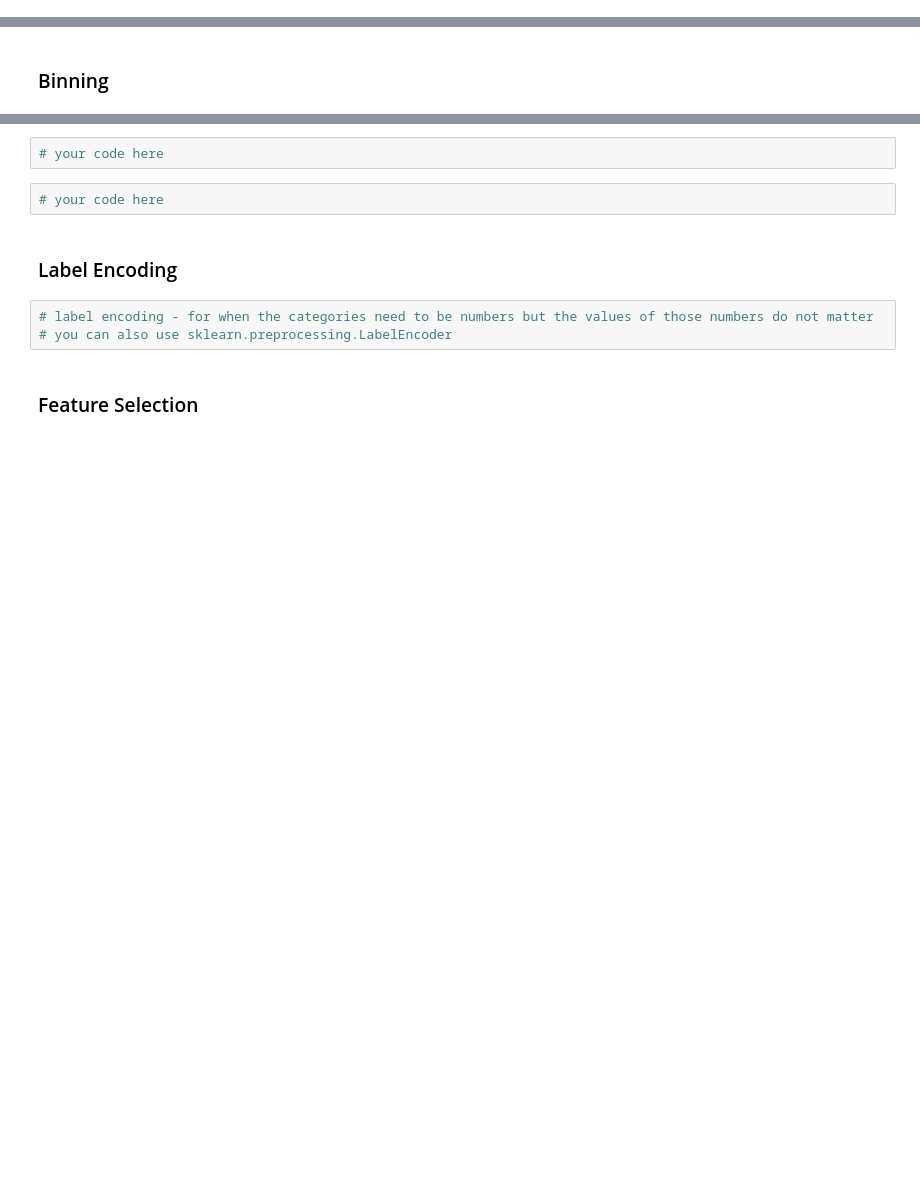
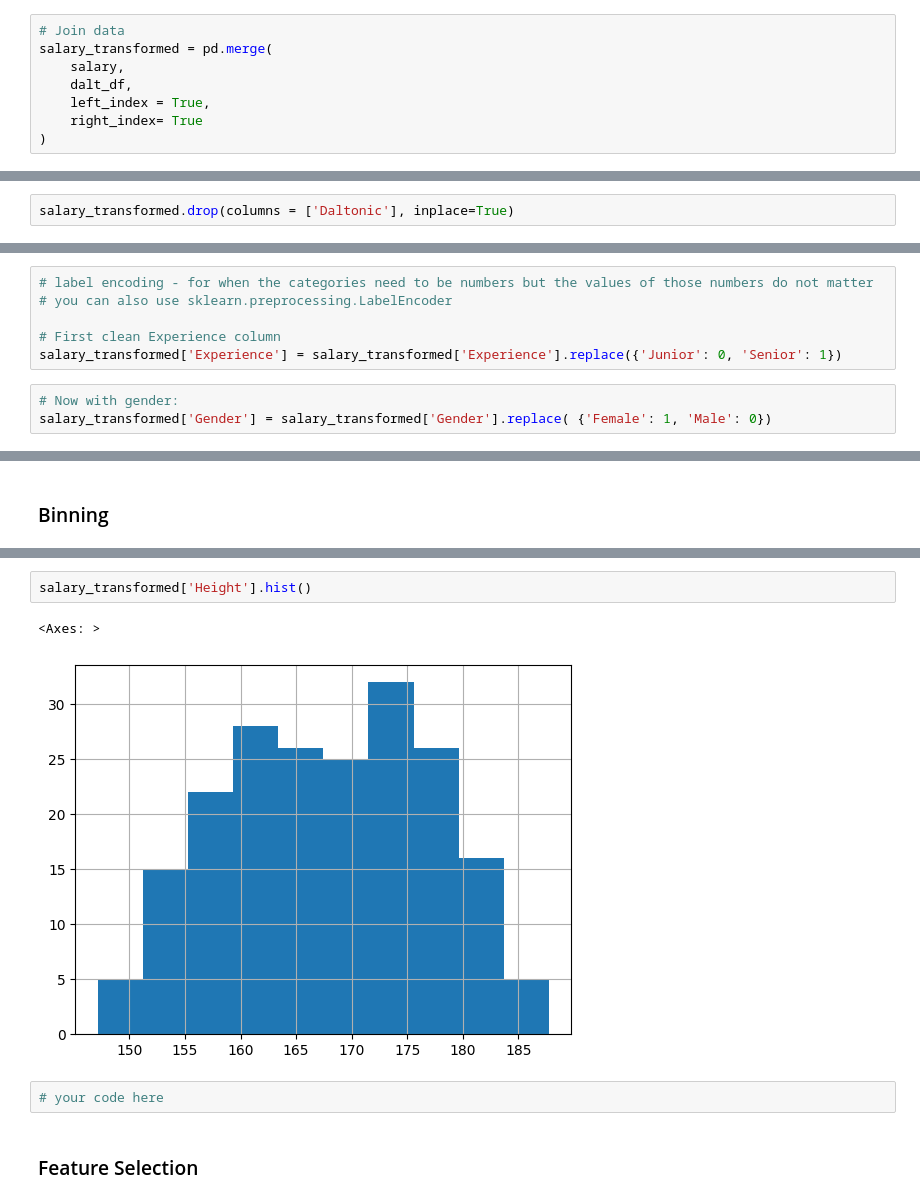
Before and after one commit to TheLazyCactus/ironhack-v4-data-lessons, a Jupyter notebook: 07_ml/code_along_nb/7.2_feature_engineering.ipynb, the cells around one changed output, grey strips where cells are left out. Cells and saved outputs as stored; diff of their text form; blank space fills up the shorter version.

```diff
--- a/07_ml/code_along_nb/7.2_feature_engineering.ipynb
+++ b/07_ml/code_along_nb/7.2_feature_engineering.ipynb
@@ -23,0 +64,8 @@ salary['Daltonic'].value_counts()
+# %%
+# Join data
+salary_transformed = pd.merge(
+    salary,
+    dalt_df,
+    left_index = True,
+    right_index= True
+)
@@ -23,0 +81,2 @@ salary['Daltonic'].value_counts()
+# %%
+salary_transformed.drop(columns = ['Daltonic'], inplace=True)
@@ -23,0 +94,9 @@ salary['Daltonic'].value_counts()
+# %%
+# label encoding - for when the categories need to be numbers but the values of those numbers do not matter
+# you can also use sklearn.preprocessing.LabelEncoder
+
+# First clean Experience column
+salary_transformed['Experience'] = salary_transformed['Experience'].replace({'Junior': 0, 'Senior': 1})
+# %%
+# Now with gender:
+salary_transformed['Gender'] = salary_transformed['Gender'].replace( {'Female': 1, 'Male': 0})
@@ -26,12 +132,10 @@ salary['Daltonic'].value_counts()
+# %%
+salary_transformed['Height'].hist()
+# %% [output]
+<Axes: >
+[figure, added]
 # %%
 # your code here
-# %%
-# your code here
-# %% [markdown]
-### Label Encoding
-# %%
-# label encoding - for when the categories need to be numbers but the values of those numbers do not matter
-# you can also use sklearn.preprocessing.LabelEncoder
 # %% [markdown]
 ### Feature Selection
 # %%
```
Also changed, not shown: parts of 48 cells of this notebook, 3 other files.
